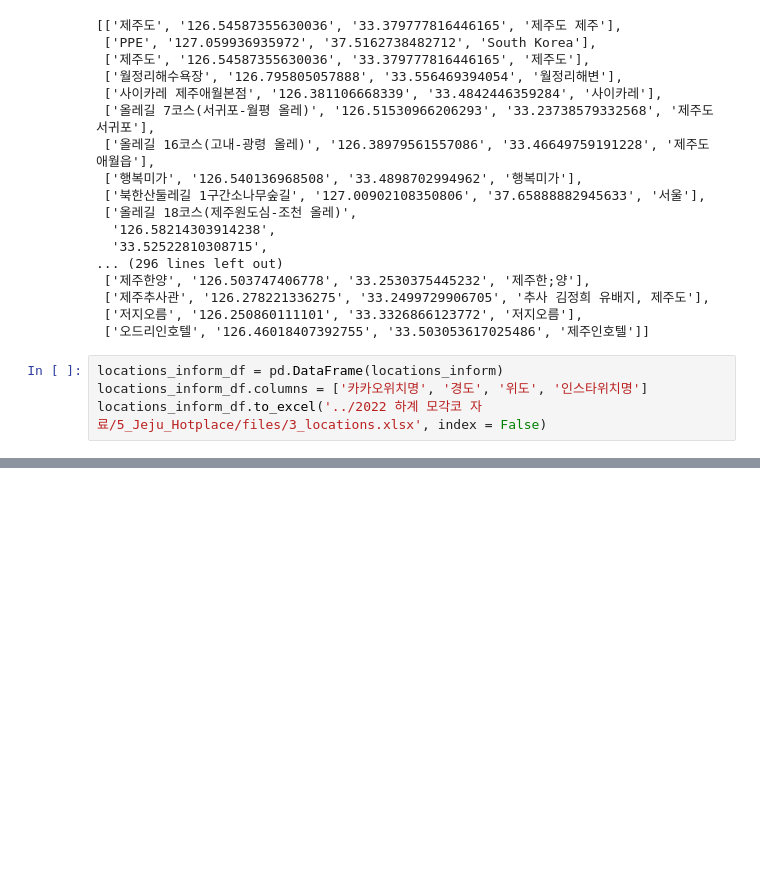
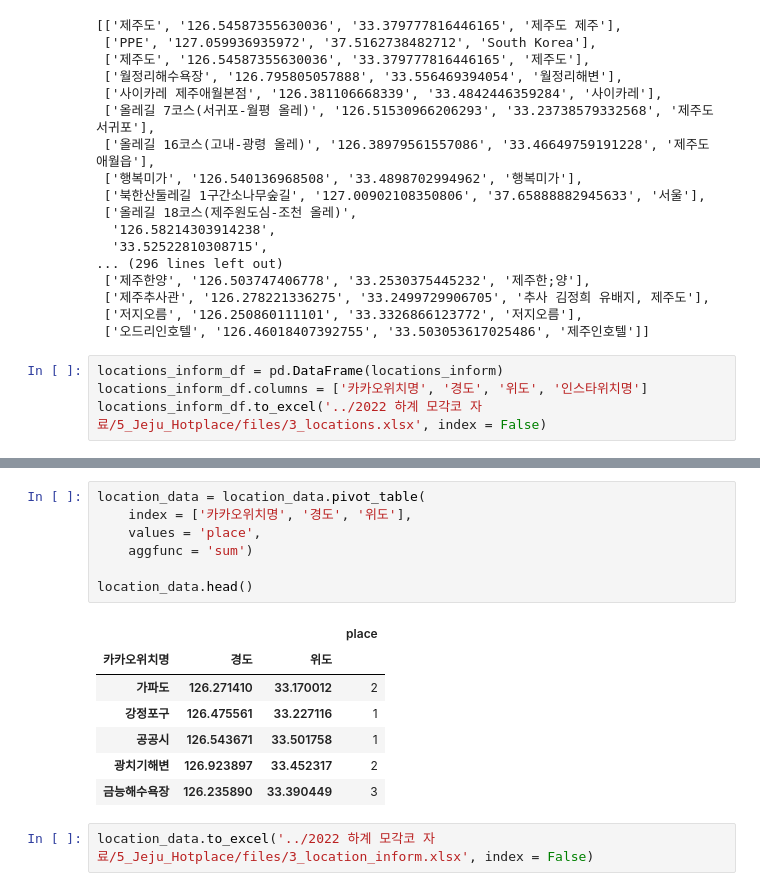
Before and after one commit to eunbin777/StudyAboutML, a Jupyter notebook: 2022 하계 모각코/chapter5-3.ipynb, the cells around one changed output, grey strips where cells are left out. Drawn from its saved outputs; the diff is of its cells as text; blank space fills up the shorter version.

```diff
--- a/2022 하계 모각코/chapter5-3.ipynb
+++ b/2022 하계 모각코/chapter5-3.ipynb
@@ -161,0 +194,17 @@ locations_inform_df.to_excel('../2022 하계 모각코 자료/5_Jeju_Hotplace/fi
+# %%
+location_data = location_data.pivot_table(
+    index = ['카카오위치명', '경도', '위도'],
+    values = 'place',
+    aggfunc = 'sum')
+
+location_data.head()
+# %% [output]
+|  |  |  | place |
+| 카카오위치명 | 경도 | 위도 |  |
+| 가파도 | 126.271410 | 33.170012 | 2 |
+| 강정포구 | 126.475561 | 33.227116 | 1 |
+| 공공시 | 126.543671 | 33.501758 | 1 |
+| 광치기해변 | 126.923897 | 33.452317 | 2 |
+| 금능해수욕장 | 126.235890 | 33.390449 | 3 |
+# %%
+location_data.to_excel('../2022 하계 모각코 자료/5_Jeju_Hotplace/files/3_location_inform.xlsx', index = False)
```
Also changed, not shown: parts of 3 cells of this notebook.
